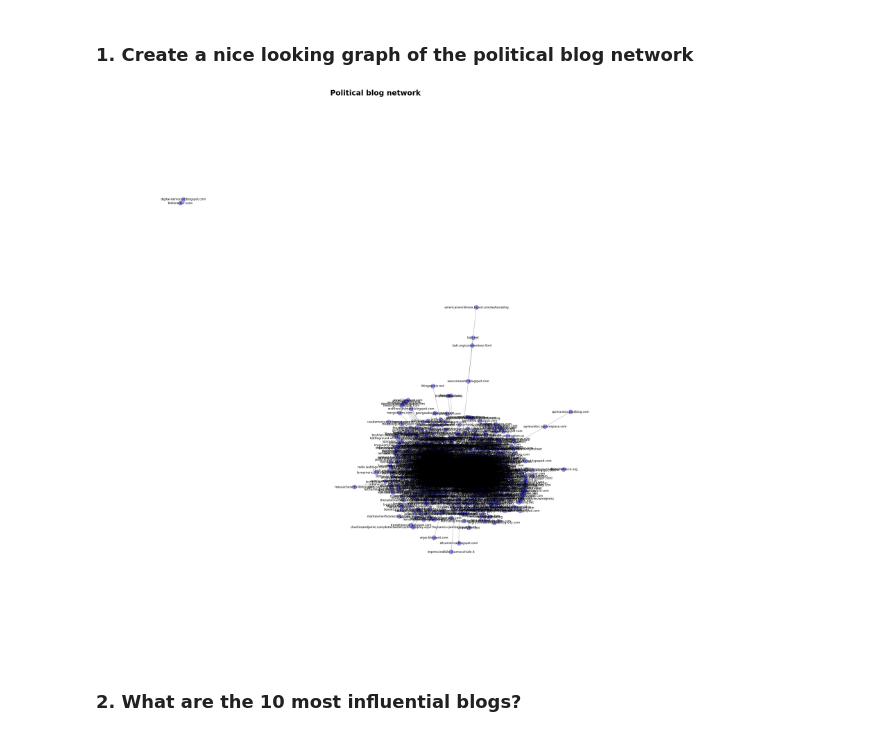
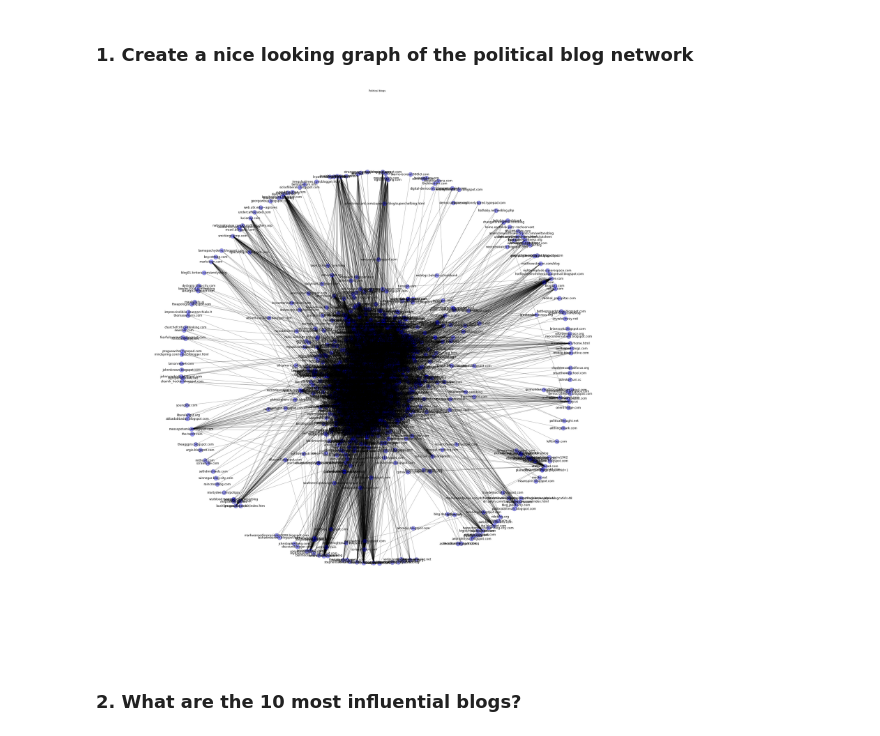
Before and after one commit to tushar-borole/Graph-Centrality, a Jupyter notebook: network_analysis_homework.ipynb, the cells around one changed output. Drawn from its saved outputs; the diff is of its cells as text; code cells hidden in the pictures.

```diff
--- a/network_analysis_homework.ipynb
+++ b/network_analysis_homework.ipynb
@@ -21,20 +21,18 @@ nx.draw(G)
 <h3>1. Create a nice looking graph of the political blog network</h3>
 # %%
 plt.figure(figsize=(40,40))
-pos=nx.spring_layout(G, iterations=500, scale=5, k=.3)
+pos=nx.spring_layout(M, iterations=500, scale=5, k=.3)
 nx.draw_networkx_labels(G,pos,fontsize=8)
-font = {'fontname'   : 'Helvetica',
-            'color'      : 'k',
-            'fontweight' : 'bold',
-            'fontsize'   : 30}
-plt.title("Political blog network", font)
+font = {'color'      : 'k',
+            'fontsize'   : 10}
+plt.title("Political blogs", font)
 
 nx.draw_networkx_nodes(G,pos,node_color='b',alpha=0.4)
 nx.draw_networkx_edges(G,pos,alpha=0.4,node_size=0,width=1,edge_color='k')
 plt.axis('off')
 plt.show()
 # %% [output]
-[figure, old version]
+[figure, new version]
 # %% [markdown]
 <h3>2. What are the 10 most influential blogs?</h3>
 # %%
```
